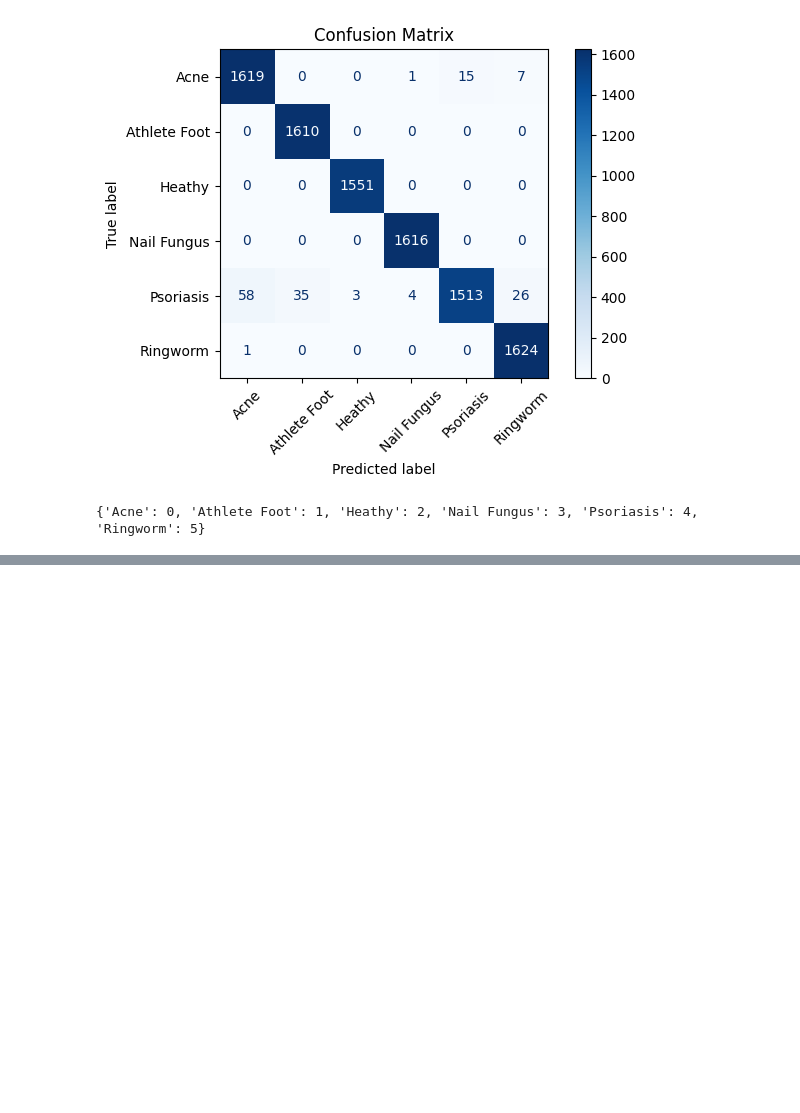
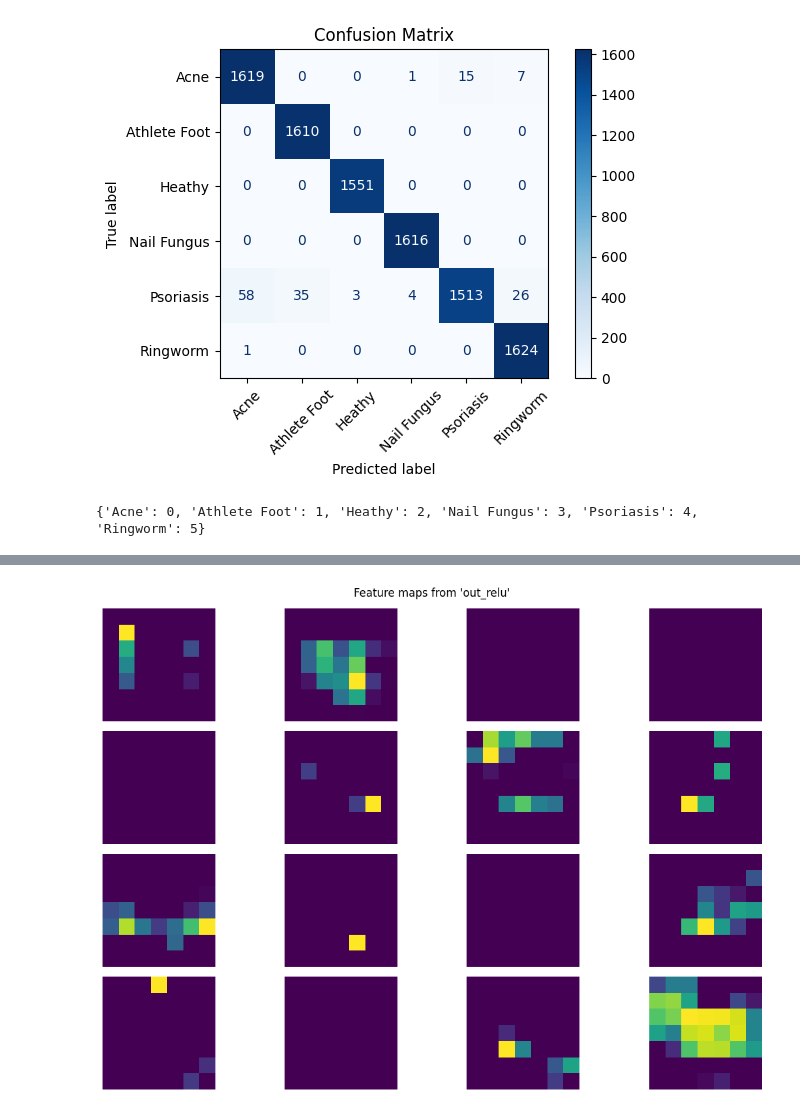
Before and after one commit to Shadhin-f/Machine-Learning, a Jupyter notebook: Skin-Diaseses-test/299-model-train-v3 - Copy.ipynb, the cells around one changed output, grey strips where cells are left out. Cells and saved outputs as stored; diff of their text form; code cells hidden in the pictures; blank space fills up the shorter version.

```diff
--- a/Skin-Diaseses-test/299-model-train-v3 - Copy.ipynb
+++ b/Skin-Diaseses-test/299-model-train-v3 - Copy.ipynb
@@ -324,7 +324,7 @@ import numpy as np
 from tensorflow.keras.utils import load_img, img_to_array  # ✅ Modern import
 
 # Load and preprocess the image
-test_image = load_img('C:/Users/User/Downloads/Skin-disease-dataset/single-prediction/nf2.jpg', target_size=(224, 224))
+test_image = load_img('C:/Users/User/Downloads/Skin-disease-dataset/single-prediction/nf5.jpg', target_size=(224, 224))
 test_image = img_to_array(test_image) / 255.0
 test_image = np.expand_dims(test_image, axis=0)
 
@@ -342,9 +342,18 @@ result = model.predict(test_image)
 #     "Rigworm"
 # ]
 class_labels = list(training_set.class_indices.keys())
+print("Class labels:", class_labels)
 # Get the predicted class index
 predicted_index = np.argmax(result[0])
 prediction = class_labels[predicted_index]
+
 print("Probabilities:", result[0])
 print("Predicted class:", prediction)
+conf = np.max(result[0])
+if conf < 0.4:
+    print("⚠️ Low confidence: possible novel or unclear condition")
+print("\nClass-wise probabilities:")
+
+for i, prob in enumerate(result[0]):
+    print(f"{class_labels[i]}: {prob * 100:.2f}%")
 # %% [output]
@@ -354,0 +416,65 @@ Predicted class: Rigworm
+# %%
+import numpy as np
+import matplotlib.pyplot as plt
+from tensorflow.keras.applications import MobileNetV2
+from tensorflow.keras.applications.mobilenet_v2 import preprocess_input
+from tensorflow.keras.models import Model
+from tensorflow.keras.layers import Dense, Dropout, GlobalAveragePooling2D, Input
+from tensorflow.keras.preprocessing import image
+
+# 1. Build base model
+base_model = MobileNetV2(input_shape=(224, 224, 3),
+                         include_top=False,   # exclude final classification layers
+                         weights='imagenet')
+
+# 2. Add custom classification head
+x = base_model.output
+x = GlobalAveragePooling2D()(x)  # Global average pooling reduces tensor dims
+x = Dropout(0.3)(x)
+x = Dense(128, activation='relu')(x)
+x = Dropout(0.3)(x)
+output = Dense(6, activation='softmax')(x)  # Assuming 6 classes
+
+# 3. Create the full model
+model = Model(inputs=base_model.input, outputs=output)
+
+# (You would normally compile and train the model here)
+
+# --------------------------------------------------------
+# Now: Extract feature maps from an internal layer of base_model
+
+# 4. Check internal layers of base_model
+for i, layer in enumerate(base_model.layers):
+    print(i, layer.name, layer.output_shape)
+
+# 5. Choose a layer to extract features from
+layer_name = 'out_relu'  # example internal layer of MobileNetV2
+
+# 6. Create intermediate model
+intermediate_model = Model(inputs=base_model.input,
+                           outputs=base_model.get_layer(layer_name).output)
+
+# --------------------------------------------------------
+# 7. Load and preprocess an image
+img_path = 'C:/Users/User/Downloads/Skin-disease-dataset/single-prediction/acne1.jpeg'  # Replace with your image path
+img = image.load_img(img_path, target_size=(224, 224))
+img_array = image.img_to_array(img)
+img_array = preprocess_input(img_array)
+img_array = np.expand_dims(img_array, axis=0)  # batch dimension
+
+# --------------------------------------------------------
+# 8. Predict feature maps
+feature_maps = intermediate_model.predict(img_array)
+print("Feature maps shape:", feature_maps.shape)  # e.g. (1, 14, 14, 96)
+
+# --------------------------------------------------------
+# 9. Visualize first 16 feature maps
+plt.figure(figsize=(12, 8))
+for i in range(min(16, feature_maps.shape[-1])):
+    plt.subplot(4, 4, i + 1)
+    plt.imshow(feature_maps[0, :, :, i], cmap='viridis')
+    plt.axis('off')
+plt.suptitle(f"Feature maps from '{layer_name}'")
+plt.tight_layout()
+plt.show()
+# %% [output]
@@ -354,0 +498 @@ Predicted class: Rigworm
+[figure, added]
```
Also changed, not shown: parts of 3 cells of this notebook.
